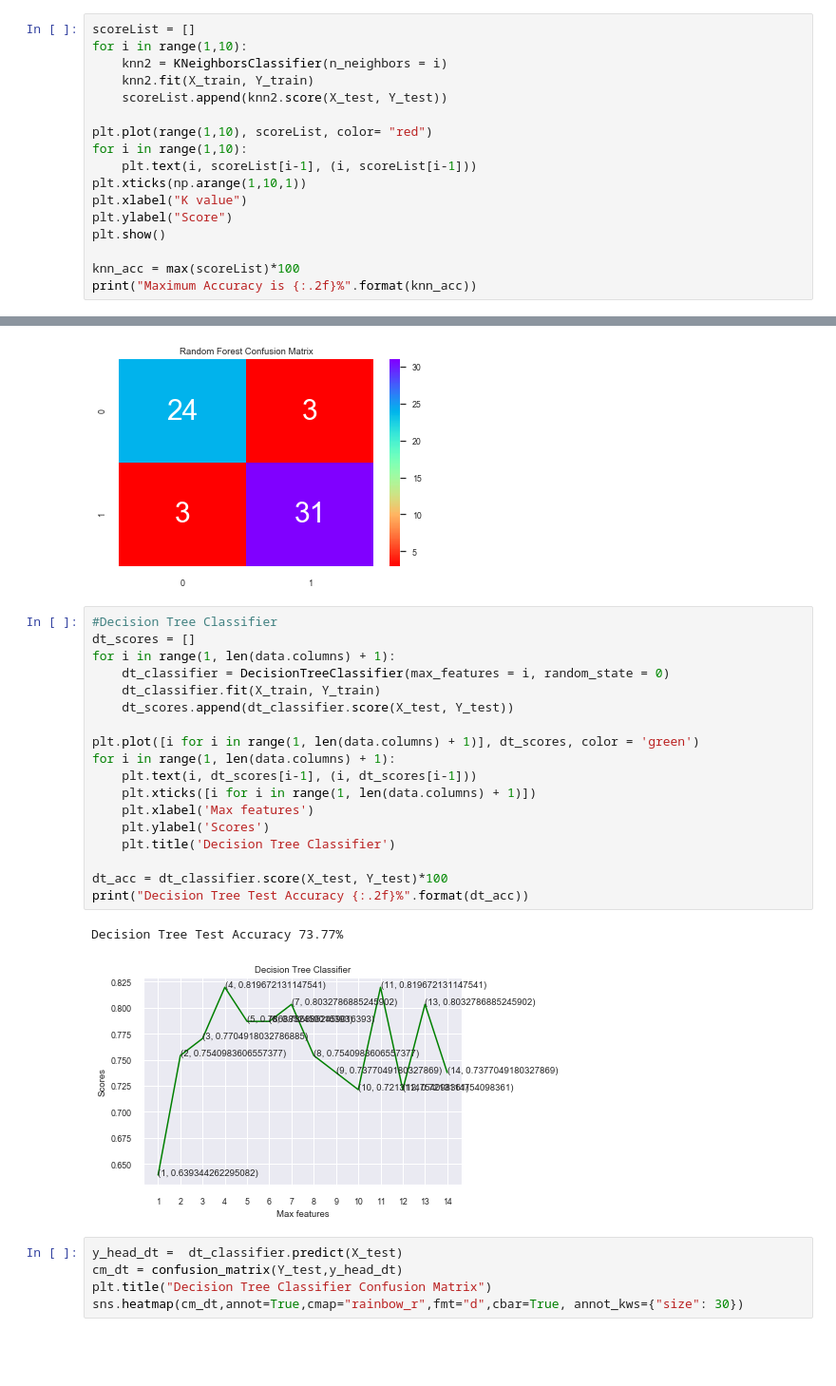
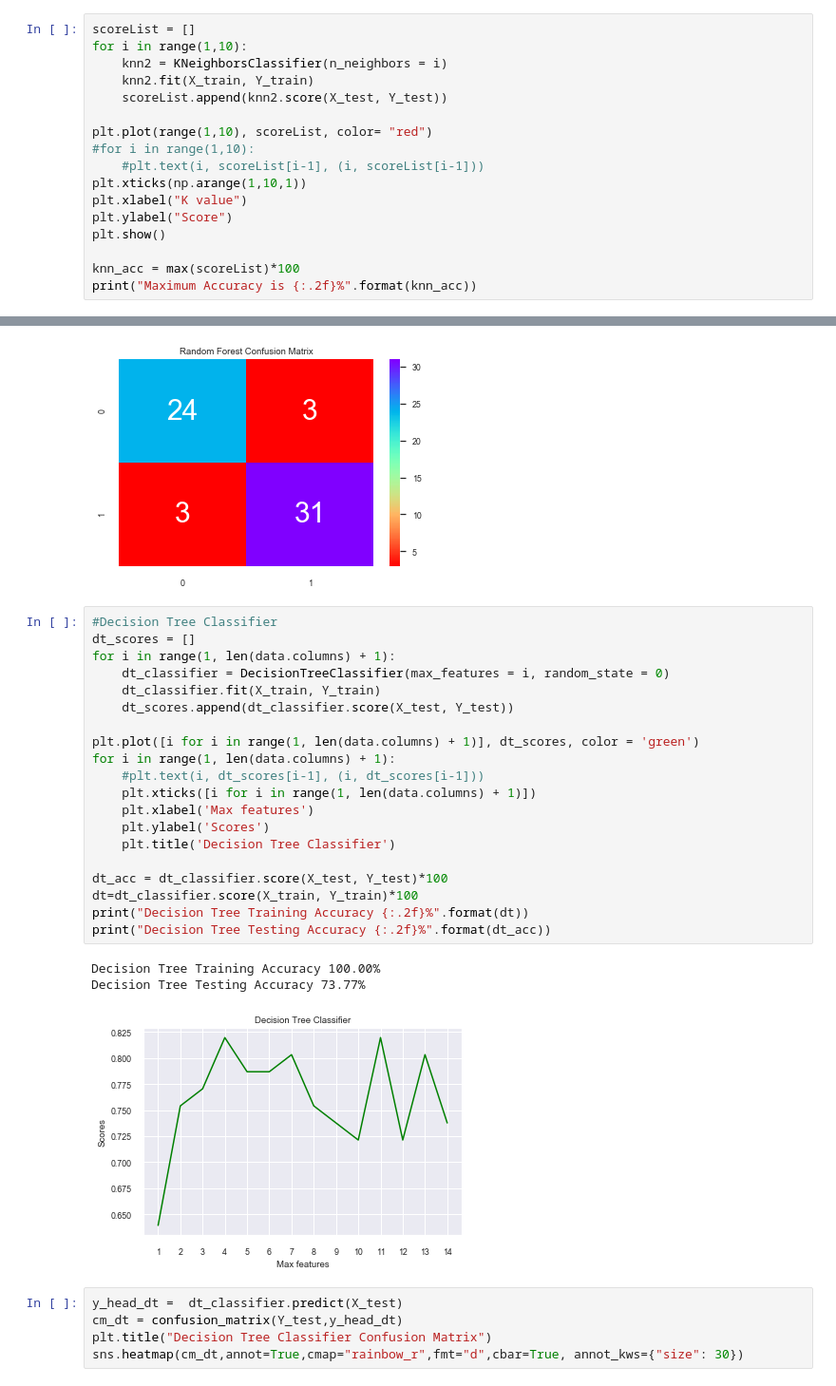
Before and after one commit to jahidkhandaker/HeartDiseasePrediction, a Jupyter notebook: RezowanaAkter/Heart_Disease_Prediction.ipynb, the cells around one changed output, grey strips where cells are left out. Shown at 95% size. Saved outputs shown, nothing was run; the diff lists cells and outputs as text; blank space fills up the shorter version.

```diff
--- a/RezowanaAkter/Heart_Disease_Prediction.ipynb
+++ b/RezowanaAkter/Heart_Disease_Prediction.ipynb
@@ -459,8 +459,8 @@ for i in range(1,10):
     scoreList.append(knn2.score(X_test, Y_test))
 
 plt.plot(range(1,10), scoreList, color= "red")
-for i in range(1,10):
-    plt.text(i, scoreList[i-1], (i, scoreList[i-1]))
+#for i in range(1,10):
+    #plt.text(i, scoreList[i-1], (i, scoreList[i-1]))
 plt.xticks(np.arange(1,10,1))
 plt.xlabel("K value")
 plt.ylabel("Score")
@@ -548,24 +548,27 @@ sns.heatmap(cm_rf,annot=True,cmap="rainbow_r",fmt="d",cbar=True, annot_kws={"siz
 # %%
 #Decision Tree Classifier
 dt_scores = []
 for i in range(1, len(data.columns) + 1):
     dt_classifier = DecisionTreeClassifier(max_features = i, random_state = 0)
     dt_classifier.fit(X_train, Y_train)
     dt_scores.append(dt_classifier.score(X_test, Y_test))
 
 plt.plot([i for i in range(1, len(data.columns) + 1)], dt_scores, color = 'green')
 for i in range(1, len(data.columns) + 1):
-    plt.text(i, dt_scores[i-1], (i, dt_scores[i-1]))
+    #plt.text(i, dt_scores[i-1], (i, dt_scores[i-1]))
     plt.xticks([i for i in range(1, len(data.columns) + 1)])
     plt.xlabel('Max features')
     plt.ylabel('Scores')
     plt.title('Decision Tree Classifier')
 
 dt_acc = dt_classifier.score(X_test, Y_test)*100
-print("Decision Tree Test Accuracy {:.2f}%".format(dt_acc))
+dt=dt_classifier.score(X_train, Y_train)*100
+print("Decision Tree Training Accuracy {:.2f}%".format(dt))
+print("Decision Tree Testing Accuracy {:.2f}%".format(dt_acc))
 # %% [output]
-Decision Tree Test Accuracy 73.77%
+Decision Tree Training Accuracy 100.00%
+Decision Tree Testing Accuracy 73.77%
-[figure, old version]
+[figure, new version]
 # %%
 y_head_dt =  dt_classifier.predict(X_test)
 cm_dt = confusion_matrix(Y_test,y_head_dt)
```
Also changed, not shown: parts of 12 cells of this notebook.
